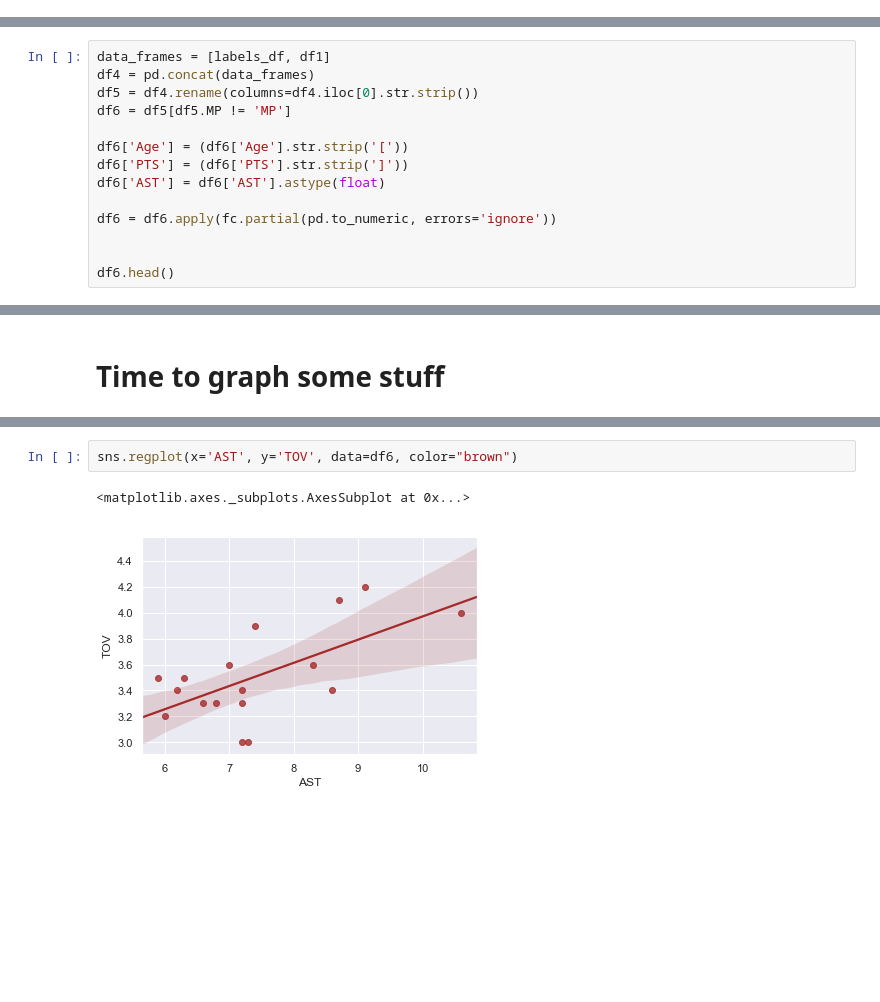
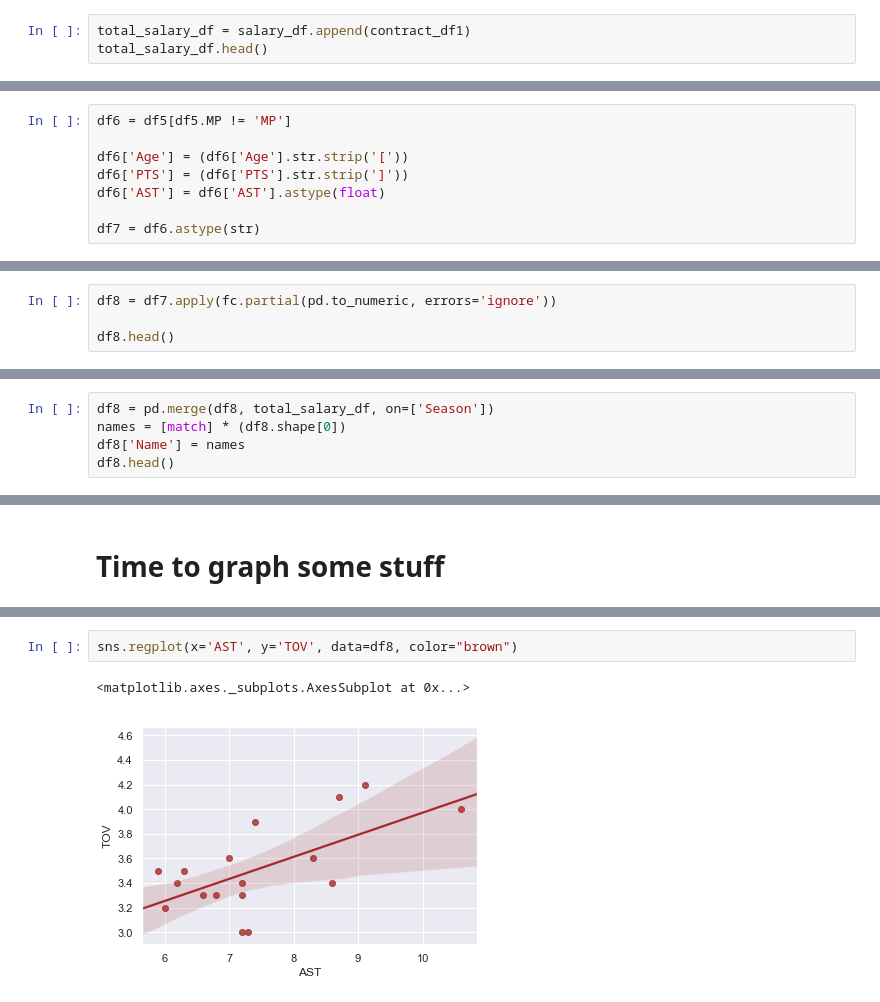
Before and after one commit to calreynolds/Basketball_reference_basic_scraping, a Jupyter notebook: basic_lebron_stats.ipynb, the cells around one changed output, grey strips where cells are left out. Drawn from its saved outputs; the diff is of its cells as text; blank space fills up the shorter version.

Commit message:
day2
Added salary information as well as fixed some data type issues. Formatting needed and a lot of edge cases

```diff
--- a/basic_lebron_stats.ipynb
+++ b/basic_lebron_stats.ipynb
@@ -105,0 +206,3 @@ df1.head()
+# %%
+total_salary_df = salary_df.append(contract_df1)
+total_salary_df.head()
@@ -108,14 +234,8 @@ df1.head()
 # %%
-data_frames = [labels_df, df1]
-df4 = pd.concat(data_frames)
-df5 = df4.rename(columns=df4.iloc[0].str.strip())
 df6 = df5[df5.MP != 'MP']
 
 df6['Age'] = (df6['Age'].str.strip('['))
 df6['PTS'] = (df6['PTS'].str.strip(']'))
 df6['AST'] = df6['AST'].astype(float)
 
-df6 = df6.apply(fc.partial(pd.to_numeric, errors='ignore'))
-
-
-df6.head()
+df7 = df6.astype(str)
@@ -129,0 +252,4 @@ df6.head()
+# %%
+df8 = df7.apply(fc.partial(pd.to_numeric, errors='ignore'))
+
+df8.head()
@@ -129,0 +264,5 @@ df6.head()
+# %%
+df8 = pd.merge(df8, total_salary_df, on=['Season'])
+names = [match] * (df8.shape[0])
+df8['Name'] = names
+df8.head()
@@ -139,8 +292,8 @@ sns.regplot(x='3PA', y='3P%', data=df6, color="green")
 <matplotlib.axes._subplots.AxesSubplot at 0x...>
 [figure]
 # %%
-sns.regplot(x='AST', y='TOV', data=df6, color="brown")
+sns.regplot(x='AST', y='TOV', data=df8, color="brown")
 # %% [output]
 <matplotlib.axes._subplots.AxesSubplot at 0x...>
-[figure, old version]
+[figure, new version]
 # %%
```
Also changed, not shown: parts of 36 cells of this notebook.
